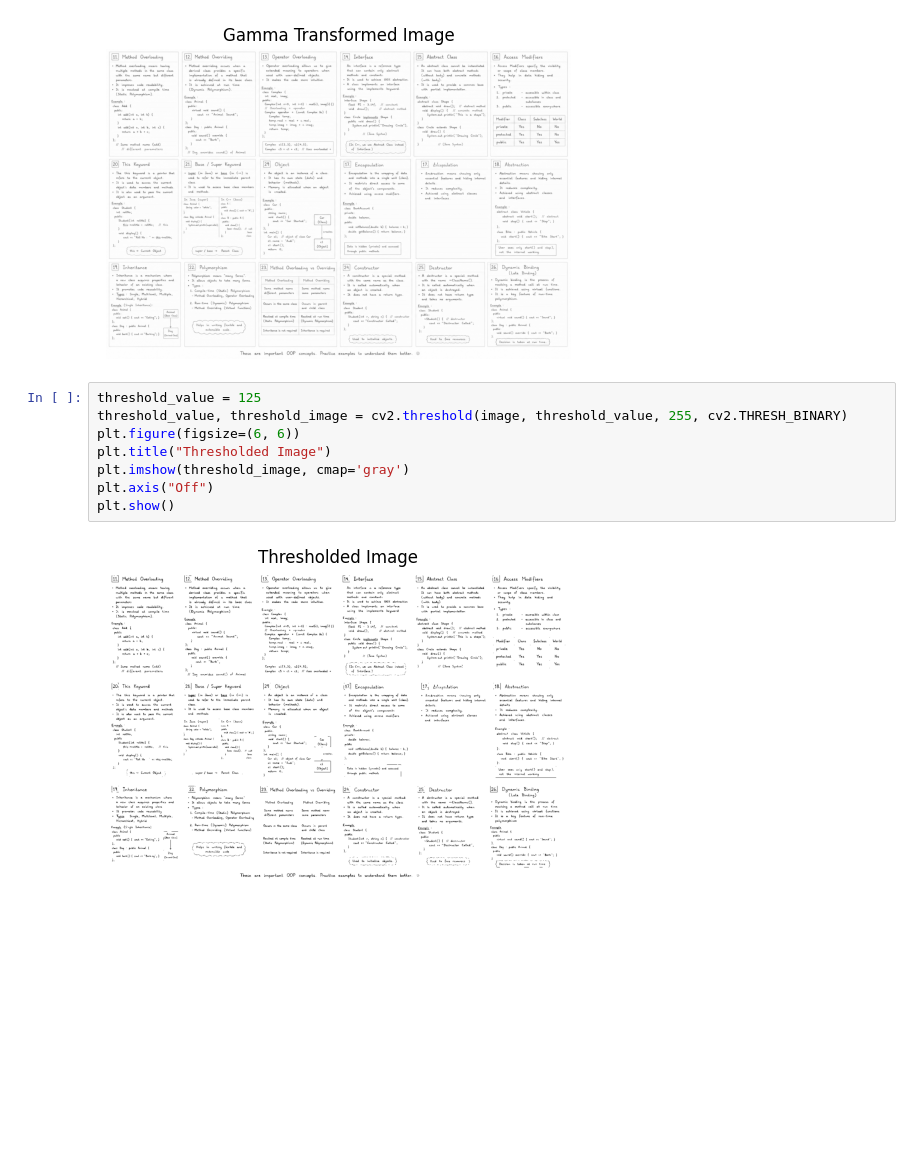
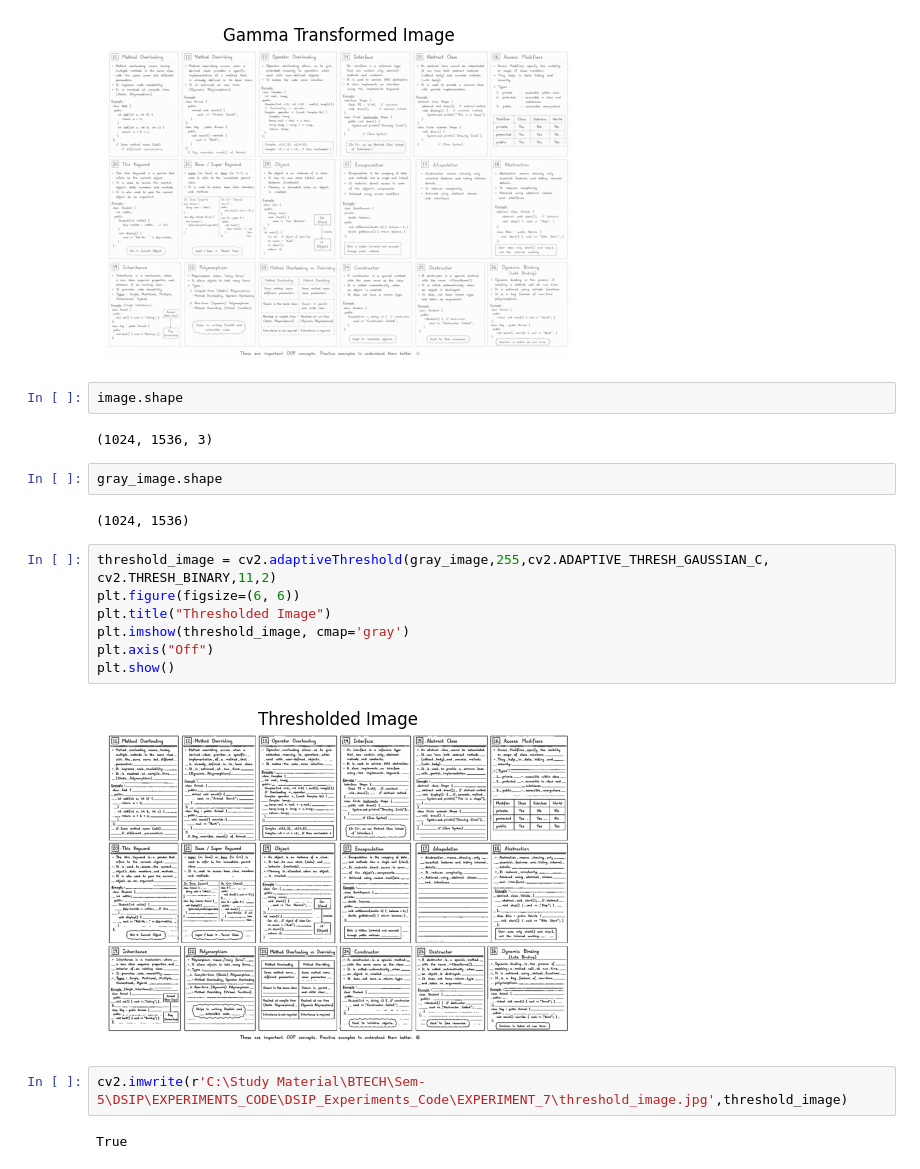
Before and after one commit to SaniyaMamti2020/DSIP_Experiments_Code, a Jupyter notebook: EXPERIMENT_7/image_colors_variation.ipynb, the cells around one changed output. Drawn from its saved outputs; the diff is of its cells as text; blank space fills up the shorter version.

```diff
--- a/EXPERIMENT_7/image_colors_variation.ipynb
+++ b/EXPERIMENT_7/image_colors_variation.ipynb
@@ -109,13 +95,24 @@ plt.axis("Off")
 plt.show()
 # %% [output]
 [figure]
+# %%
+image.shape
+# %% [output]
+(1024, 1536, 3)
+# %%
+gray_image.shape
+# %% [output]
+(1024, 1536)
 # %%
-threshold_value = 125
-threshold_value, threshold_image = cv2.threshold(image, threshold_value, 255, cv2.THRESH_BINARY)
+threshold_image = cv2.adaptiveThreshold(gray_image,255,cv2.ADAPTIVE_THRESH_GAUSSIAN_C, cv2.THRESH_BINARY,11,2)
 plt.figure(figsize=(6, 6))
 plt.title("Thresholded Image")
 plt.imshow(threshold_image, cmap='gray')
 plt.axis("Off")
 plt.show()
 # %% [output]
-[figure, old version]
+[figure, new version]
+# %%
+cv2.imwrite(r'C:\Study Material\BTECH\Sem-5\DSIP\EXPERIMENTS_CODE\DSIP_Experiments_Code\EXPERIMENT_7\threshold_image.jpg',threshold_image)
+# %% [output]
+True
```
Also changed, not shown: parts of 9 cells of this notebook, 10 other files.
